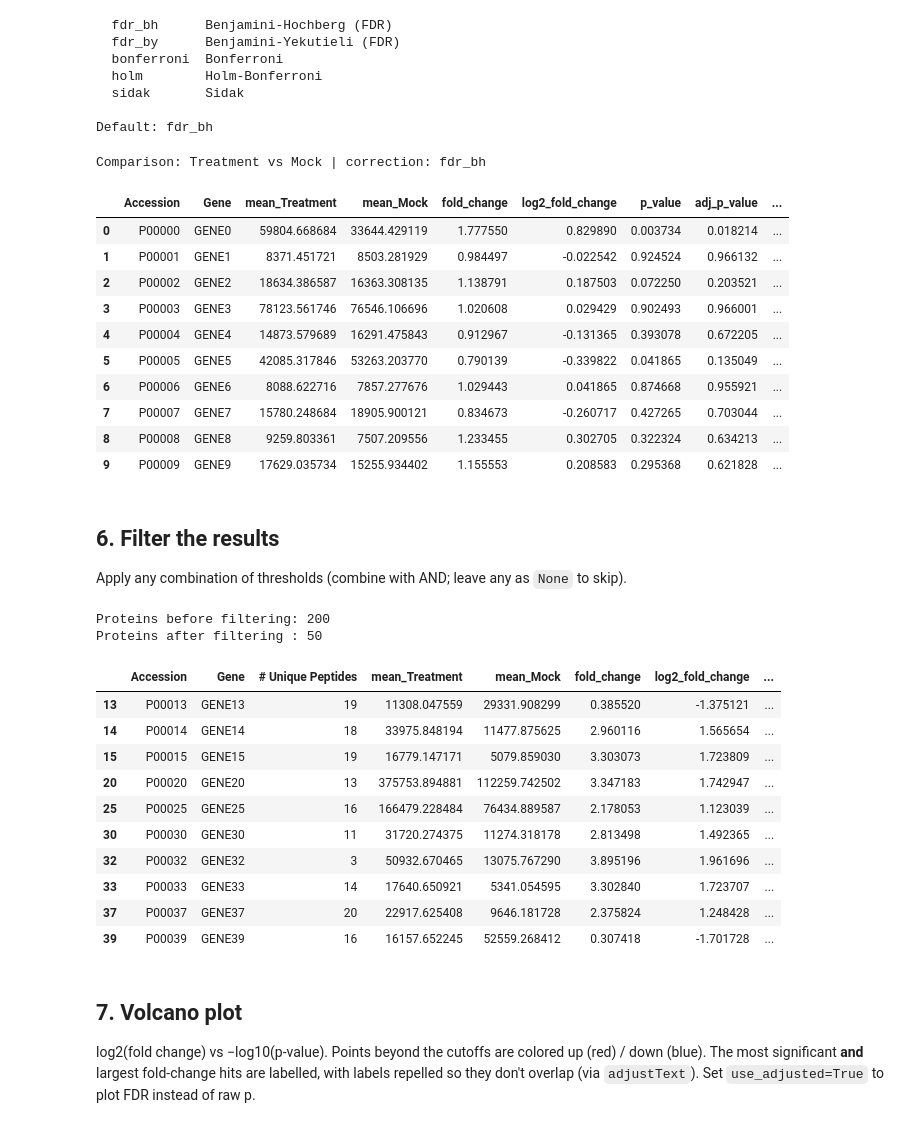
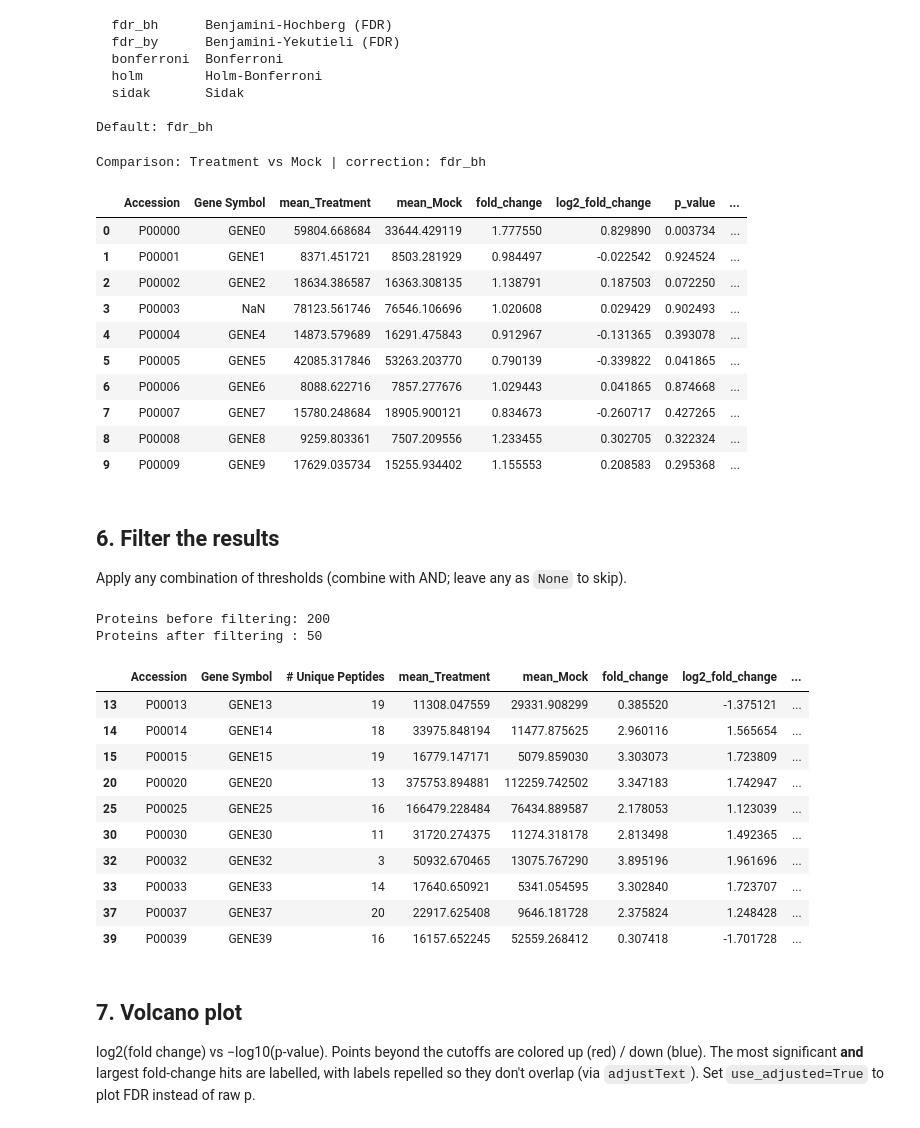
Before and after one commit to alanacaldwell-tech/MS_Processing_Software, a Jupyter notebook: notebooks/proteomics_processing.ipynb, the cells around one changed output. Cells and saved outputs as stored; diff of their text form; code cells hidden in the pictures.

```diff
--- a/notebooks/proteomics_processing.ipynb
+++ b/notebooks/proteomics_processing.ipynb
@@ -90,0 +92,12 @@ dataset.data.head()
+# %%
+gene_col = msp.DEFAULT_GENE_COLUMN
+n_blank_before = dataset.raw[gene_col].astype(str).str.strip().isin(["", "nan"]).sum()
+print(f"Rows missing a gene symbol before mapping: {n_blank_before}")
+
+try:
+    dataset.raw = msp.fill_gene_symbols(dataset.raw, gene_col=gene_col, accession_col="Accession")
+    n_blank_after = dataset.raw[gene_col].astype(str).str.strip().isin(["", "nan"]).sum()
+    print(f"Rows missing a gene symbol after mapping:  {n_blank_after}")
+except msp.AnnotationServiceError as exc:
+    print("Gene-symbol mapping unavailable in this environment:\n  ", exc)
+    print("\nIn a deployment with internet access, blanks are filled from the UniProt accession.")
@@ -140,34 +169,34 @@ Default: fdr_bh
 # %%
 NUMERATOR = "Treatment"
 DENOMINATOR = "Mock"
 CORRECTION = "fdr_bh"   # Benjamini-Hochberg; change to any key above
 EQUAL_VAR = True         # True = Student's t-test, False = Welch's
 
 results = msp.compare_conditions(
     dataset, condition_map,
     numerator=NUMERATOR, denominator=DENOMINATOR,
     correction=CORRECTION, equal_var=EQUAL_VAR,
 )
 
 stat_cols = [
     f"mean_{NUMERATOR}", f"mean_{DENOMINATOR}",
     "fold_change", "log2_fold_change", "p_value", "adj_p_value", "neg_log10_p_value",
 ]
 print("Comparison:", results.attrs["comparison"], "| correction:", results.attrs["correction"])
-results[["Accession", "Gene", *stat_cols]].head(10)
+results[["Accession", "Gene Symbol", *stat_cols]].head(10)
 # %% [output]
 Comparison: Treatment vs Mock | correction: fdr_bh
-|  | Accession | Gene | mean_Treatment | mean_Mock | fold_change | log2_fold_change | p_value | adj_p_value | ... |
-| 0 | P00000 | GENE0 | 59804.668684 | 33644.429119 | 1.777550 | 0.829890 | 0.003734 | 0.018214 | ... |
-| 1 | P00001 | GENE1 | 8371.451721 | 8503.281929 | 0.984497 | -0.022542 | 0.924524 | 0.966132 | ... |
-| 2 | P00002 | GENE2 | 18634.386587 | 16363.308135 | 1.138791 | 0.187503 | 0.072250 | 0.203521 | ... |
-| 3 | P00003 | GENE3 | 78123.561746 | 76546.106696 | 1.020608 | 0.029429 | 0.902493 | 0.966001 | ... |
-| 4 | P00004 | GENE4 | 14873.579689 | 16291.475843 | 0.912967 | -0.131365 | 0.393078 | 0.672205 | ... |
-| 5 | P00005 | GENE5 | 42085.317846 | 53263.203770 | 0.790139 | -0.339822 | 0.041865 | 0.135049 | ... |
-| 6 | P00006 | GENE6 | 8088.622716 | 7857.277676 | 1.029443 | 0.041865 | 0.874668 | 0.955921 | ... |
-| 7 | P00007 | GENE7 | 15780.248684 | 18905.900121 | 0.834673 | -0.260717 | 0.427265 | 0.703044 | ... |
-| 8 | P00008 | GENE8 | 9259.803361 | 7507.209556 | 1.233455 | 0.302705 | 0.322324 | 0.634213 | ... |
-| 9 | P00009 | GENE9 | 17629.035734 | 15255.934402 | 1.155553 | 0.208583 | 0.295368 | 0.621828 | ... |
+|  | Accession | Gene Symbol | mean_Treatment | mean_Mock | fold_change | log2_fold_change | p_value | ... |
+| 0 | P00000 | GENE0 | 59804.668684 | 33644.429119 | 1.777550 | 0.829890 | 0.003734 | ... |
+| 1 | P00001 | GENE1 | 8371.451721 | 8503.281929 | 0.984497 | -0.022542 | 0.924524 | ... |
+| 2 | P00002 | GENE2 | 18634.386587 | 16363.308135 | 1.138791 | 0.187503 | 0.072250 | ... |
+| 3 | P00003 | NaN | 78123.561746 | 76546.106696 | 1.020608 | 0.029429 | 0.902493 | ... |
+| 4 | P00004 | GENE4 | 14873.579689 | 16291.475843 | 0.912967 | -0.131365 | 0.393078 | ... |
+| 5 | P00005 | GENE5 | 42085.317846 | 53263.203770 | 0.790139 | -0.339822 | 0.041865 | ... |
+| 6 | P00006 | GENE6 | 8088.622716 | 7857.277676 | 1.029443 | 0.041865 | 0.874668 | ... |
+| 7 | P00007 | GENE7 | 15780.248684 | 18905.900121 | 0.834673 | -0.260717 | 0.427265 | ... |
+| 8 | P00008 | GENE8 | 9259.803361 | 7507.209556 | 1.233455 | 0.302705 | 0.322324 | ... |
+| 9 | P00009 | GENE9 | 17629.035734 | 15255.934402 | 1.155553 | 0.208583 | 0.295368 | ... |
 # %% [markdown]
 ## 6. Filter the results
 
@@ -181,11 +210,11 @@ filtered = msp.filter_results(
 )
 print(f"Proteins before filtering: {len(results)}")
 print(f"Proteins after filtering : {len(filtered)}")
-filtered[["Accession", "Gene", "# Unique Peptides", *stat_cols]].head(10)
+filtered[["Accession", "Gene Symbol", "# Unique Peptides", *stat_cols]].head(10)
 # %% [output]
 Proteins before filtering: 200
 Proteins after filtering : 50
-|  | Accession | Gene | # Unique Peptides | mean_Treatment | mean_Mock | fold_change | log2_fold_change | ... |
+|  | Accession | Gene Symbol | # Unique Peptides | mean_Treatment | mean_Mock | fold_change | log2_fold_change | ... |
 | 13 | P00013 | GENE13 | 19 | 11308.047559 | 29331.908299 | 0.385520 | -1.375121 | ... |
 | 14 | P00014 | GENE14 | 18 | 33975.848194 | 11477.875625 | 2.960116 | 1.565654 | ... |
 | 15 | P00015 | GENE15 | 19 | 16779.147171 | 5079.859030 | 3.303073 | 1.723809 | ... |
```
Also changed, not shown: parts of 14 cells of this notebook, 10 other files.
